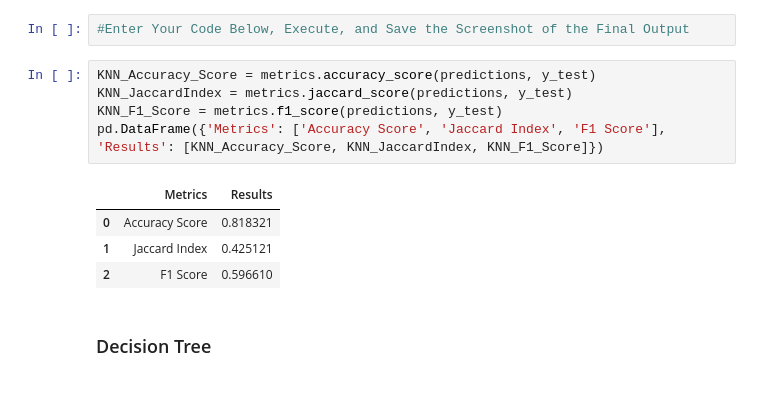
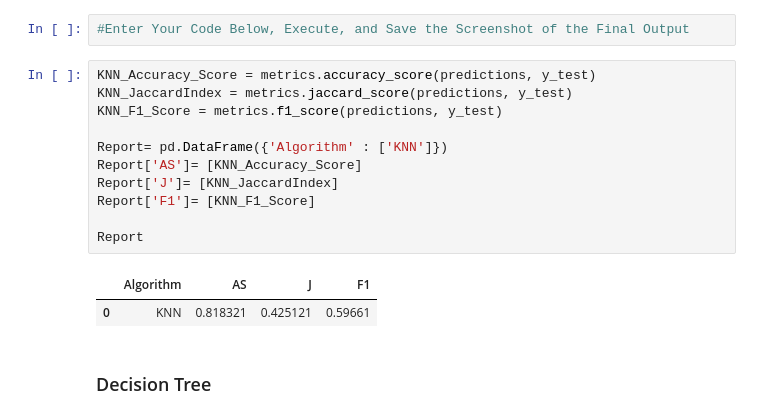
Before and after one commit to felicebenita/felicebtan.github.io, a Jupyter notebook: preprocessing/Final Assignment/IBMDeveloperSkillsNetwork-ML0101EN-SkillsNetwork_labs_Module 6_ML0101EN_SkillUp_FinalAssignment.jupyterlite.ipynb, the cells around one changed output. Saved outputs shown, nothing was run; the diff lists cells and outputs as text; blank space fills up the shorter version.

```diff
--- a/preprocessing/Final Assignment/IBMDeveloperSkillsNetwork-ML0101EN-SkillsNetwork_labs_Module 6_ML0101EN_SkillUp_FinalAssignment.jupyterlite.ipynb
+++ b/preprocessing/Final Assignment/IBMDeveloperSkillsNetwork-ML0101EN-SkillsNetwork_labs_Module 6_ML0101EN_SkillUp_FinalAssignment.jupyterlite.ipynb
@@ -236,13 +240,17 @@ predictions = KNN.predict(x_test)
 # %%
 KNN_Accuracy_Score = metrics.accuracy_score(predictions, y_test)
 KNN_JaccardIndex = metrics.jaccard_score(predictions, y_test)
 KNN_F1_Score = metrics.f1_score(predictions, y_test)
-pd.DataFrame({'Metrics': ['Accuracy Score', 'Jaccard Index', 'F1 Score'], 'Results': [KNN_Accuracy_Score, KNN_JaccardIndex, KNN_F1_Score]})
+
+Report= pd.DataFrame({'Algorithm' : ['KNN']})
+Report['AS']= [KNN_Accuracy_Score]
+Report['J']= [KNN_JaccardIndex]
+Report['F1']= [KNN_F1_Score]
+
+Report
 # %% [output]
-|  | Metrics | Results |
-| 0 | Accuracy Score | 0.818321 |
-| 1 | Jaccard Index | 0.425121 |
-| 2 | F1 Score | 0.596610 |
+|  | Algorithm | AS | J | F1 |
+| 0 | KNN | 0.818321 | 0.425121 | 0.59661 |
 # %% [markdown]
 ### Decision Tree
 # %% [markdown]
```
Also changed, not shown: parts of 15 cells of this notebook, 1 other file.
